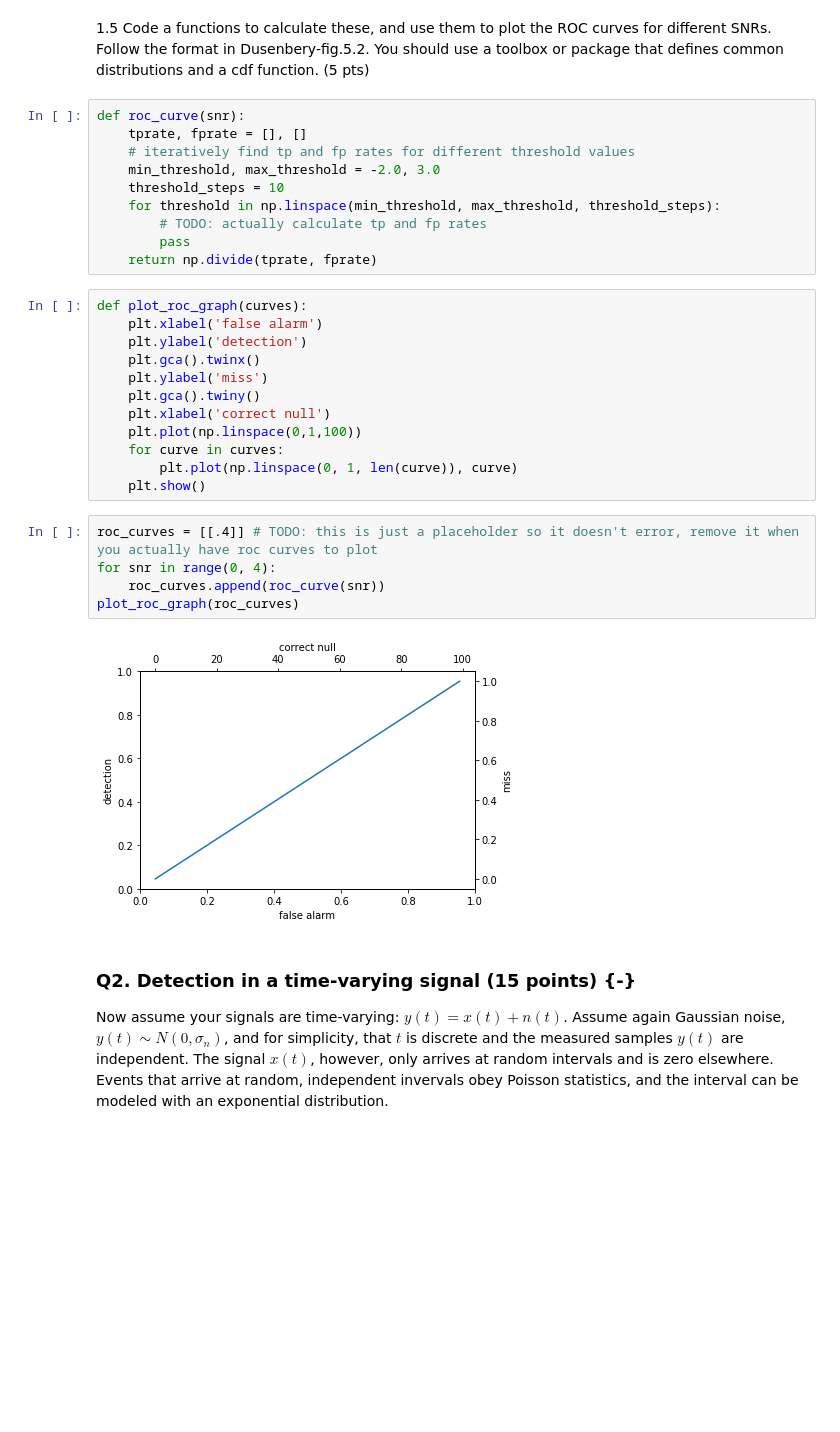
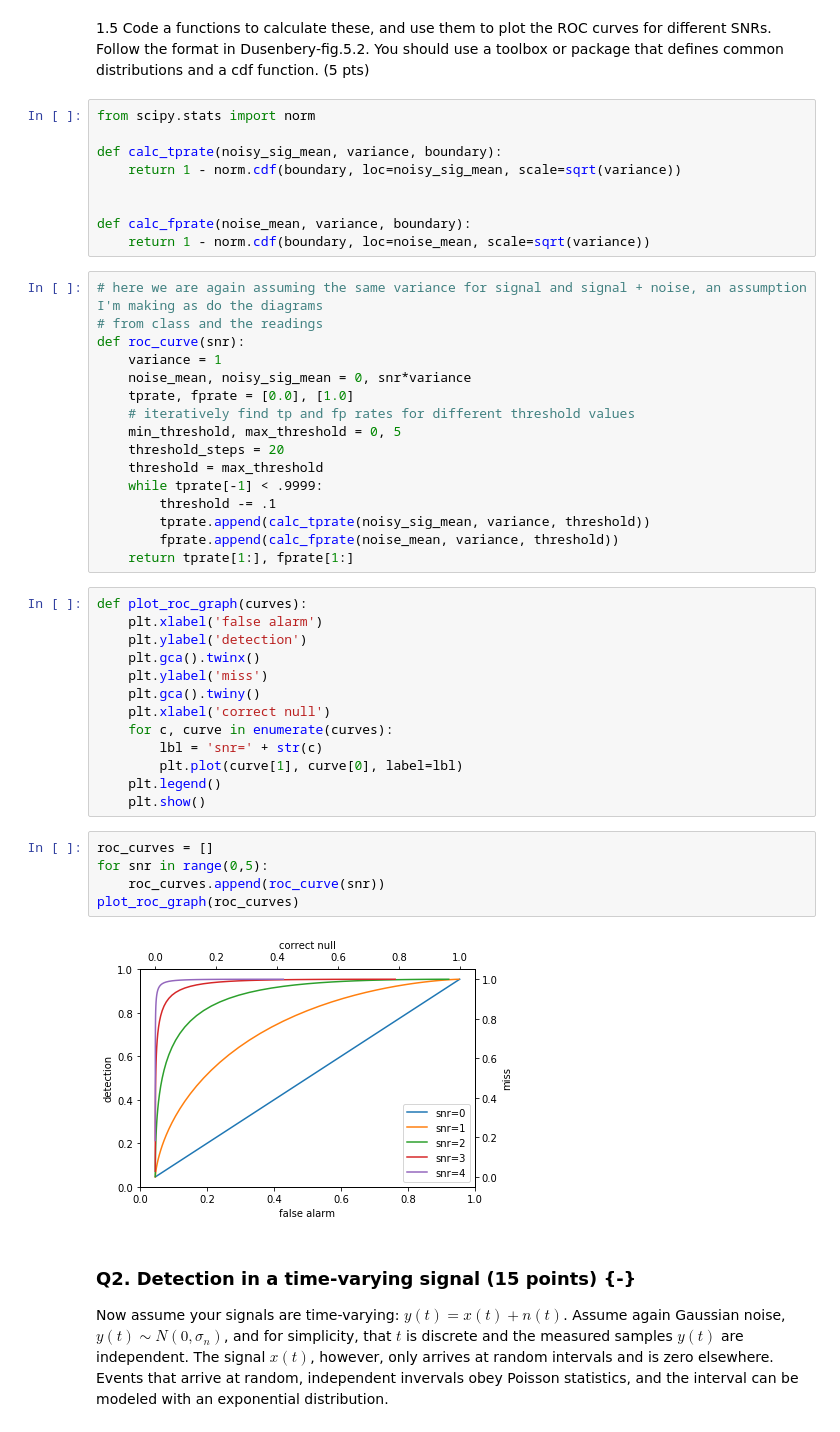
Before and after one commit to brennanmcfarland/computational-perception-class, a Jupyter notebook: CP-A1-bfm21.ipynb, the cells around one changed output. Saved outputs shown, nothing was run; the diff lists cells and outputs as text; blank space fills up the shorter version.

```diff
--- a/CP-A1-bfm21.ipynb
+++ b/CP-A1-bfm21.ipynb
@@ -90,15 +102,30 @@ PRIORS ARE VARIABLES/PARAMS IN THE EXPRESSION, NOT JUST 1/2
 # %% [markdown]
 1.5 Code a functions to calculate these, and use them to plot the ROC curves for different SNRs. Follow the format in Dusenbery-fig.5.2. You should use a toolbox or package that defines common distributions and a cdf function. (5 pts)
-# %%
-def roc_curve(snr):
-    tprate, fprate = [], []
-    # iteratively find tp and fp rates for different threshold values
-    min_threshold, max_threshold = -2.0, 3.0
-    threshold_steps = 10
-    for threshold in np.linspace(min_threshold, max_threshold, threshold_steps):
-        # TODO: actually calculate tp and fp rates
-        pass
-    return np.divide(tprate, fprate)
+# %%
+from scipy.stats import norm
+
+def calc_tprate(noisy_sig_mean, variance, boundary):
+    return 1 - norm.cdf(boundary, loc=noisy_sig_mean, scale=sqrt(variance))
+
+
+def calc_fprate(noise_mean, variance, boundary):
+    return 1 - norm.cdf(boundary, loc=noise_mean, scale=sqrt(variance))
+# %%
+# here we are again assuming the same variance for signal and signal + noise, an assumption I'm making as do the diagrams
+# from class and the readings
+def roc_curve(snr):
+    variance = 1
+    noise_mean, noisy_sig_mean = 0, snr*variance
+    tprate, fprate = [0.0], [1.0]
+    # iteratively find tp and fp rates for different threshold values
+    min_threshold, max_threshold = 0, 5
+    threshold_steps = 20
+    threshold = max_threshold
+    while tprate[-1] < .9999:
+        threshold -= .1
+        tprate.append(calc_tprate(noisy_sig_mean, variance, threshold))
+        fprate.append(calc_fprate(noise_mean, variance, threshold))
+    return tprate[1:], fprate[1:]
 # %%
 def plot_roc_graph(curves):
     plt.xlabel('false alarm')
@@ -107,17 +134,18 @@ def plot_roc_graph(curves):
     plt.ylabel('miss')
     plt.gca().twiny()
     plt.xlabel('correct null')
-    plt.plot(np.linspace(0,1,100))
-    for curve in curves:
-        plt.plot(np.linspace(0, 1, len(curve)), curve)
+    for c, curve in enumerate(curves):
+        lbl = 'snr=' + str(c)
+        plt.plot(curve[1], curve[0], label=lbl)
+    plt.legend()
     plt.show()
 # %%
-roc_curves = [[.4]] # TODO: this is just a placeholder so it doesn't error, remove it when you actually have roc curves to plot
-for snr in range(0, 4):
+roc_curves = []
+for snr in range(0,5):
     roc_curves.append(roc_curve(snr))
 plot_roc_graph(roc_curves)
 # %% [output]
-[figure, old version]
+[figure, new version]
 # %% [markdown]
 ### Q2. Detection in a time-varying signal (15 points) {-}
 
```
Also changed, not shown: parts of 19 cells of this notebook.
